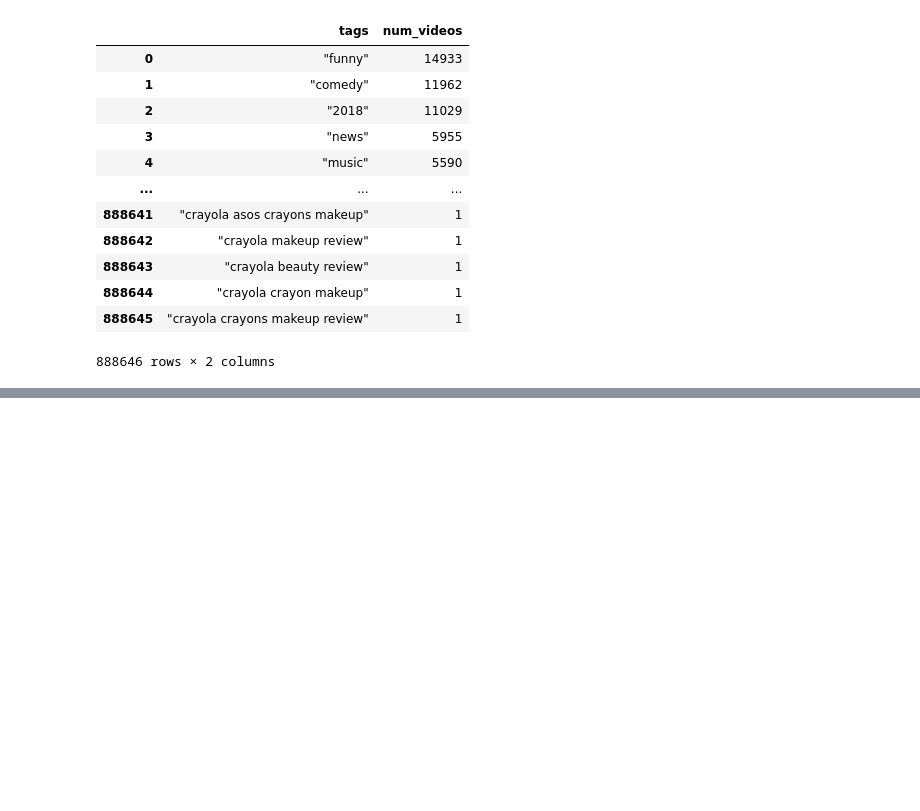
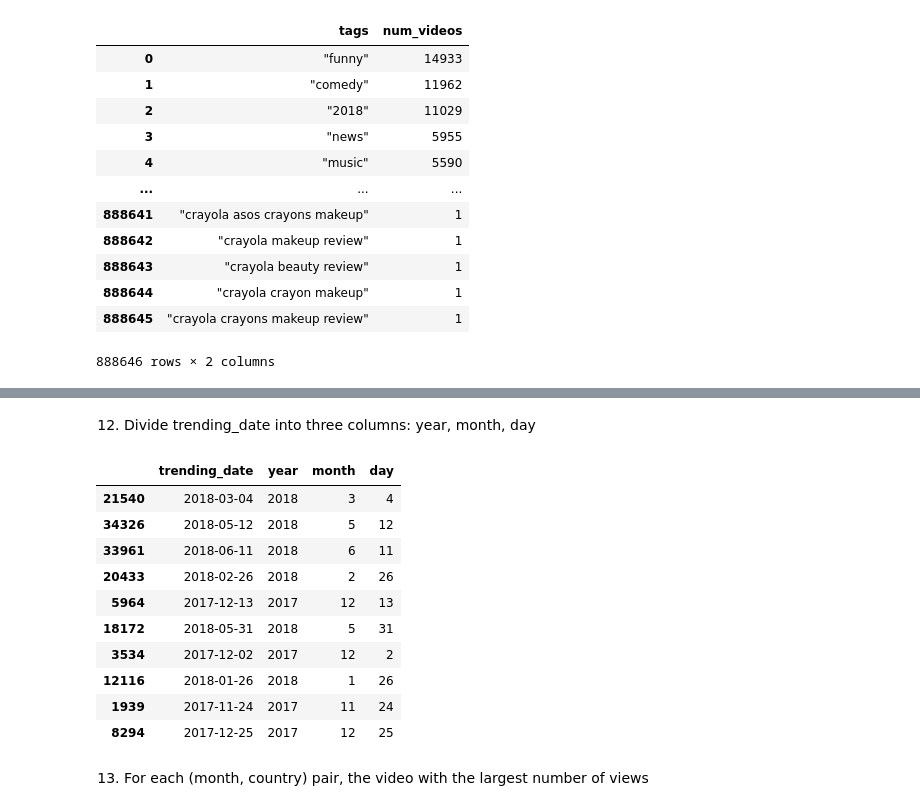
Before and after one commit to gbaldassarri1-gif/FCSexam, a Jupyter notebook: projectGB.ipynb, the cells around one changed output, grey strips where cells are left out. Saved outputs shown, nothing was run; the diff lists cells and outputs as text; code cells hidden in the pictures; blank space fills up the shorter version.

```diff
--- a/projectGB.ipynb
+++ b/projectGB.ipynb
@@ -247,8 +250,8 @@ publish_time
 142    1466
 143    1269
 Length: 144, dtype: int64
-# %%
-youtubedf.loc[:,'cluster'] = clusters
+# %%
+youtubedf['cluster'] = cluster
 # %%
 youtubedf.set_index('cluster').sort_index()
 # %% [output]
@@ -344,0 +346,7 @@ tag_counts_df
+# %%
+youtubedf['tags_list'] = (
+    youtubedf['tags']
+    .str.split('|')
+    .apply(lambda x: [t for t in x if isinstance(t, str) and t.strip() != '' and t.lower() != '[none]']
+           if isinstance(x, list) else [])
+)
@@ -344,0 +382,2 @@ tag_counts_df
+# %%
+youtubedf['trending_date'] = pd.to_datetime(youtubedf['trending_date'], format="%y.%d.%m")
@@ -344,0 +400,22 @@ tag_counts_df
+# %% [markdown]
+12. Divide trending_date into three columns: year, month, day
+# %%
+youtubedf['year'] = youtubedf['trending_date'].dt.year
+youtubedf['month'] = youtubedf['trending_date'].dt.month
+youtubedf['day'] = youtubedf['trending_date'].dt.day
+
+youtubedf[['trending_date', 'year', 'month', 'day']].sample(10)
+# %% [output]
+|  | trending_date | year | month | day |
+| 21540 | 2018-03-04 | 2018 | 3 | 4 |
+| 34326 | 2018-05-12 | 2018 | 5 | 12 |
+| 33961 | 2018-06-11 | 2018 | 6 | 11 |
+| 20433 | 2018-02-26 | 2018 | 2 | 26 |
+| 5964 | 2017-12-13 | 2017 | 12 | 13 |
+| 18172 | 2018-05-31 | 2018 | 5 | 31 |
+| 3534 | 2017-12-02 | 2017 | 12 | 2 |
+| 12116 | 2018-01-26 | 2018 | 1 | 26 |
+| 1939 | 2017-11-24 | 2017 | 11 | 24 |
+| 8294 | 2017-12-25 | 2017 | 12 | 25 |
+# %% [markdown]
+13. For each (month, country) pair, the video with the largest number of views
```
Also changed, not shown: parts of 34 cells of this notebook.
